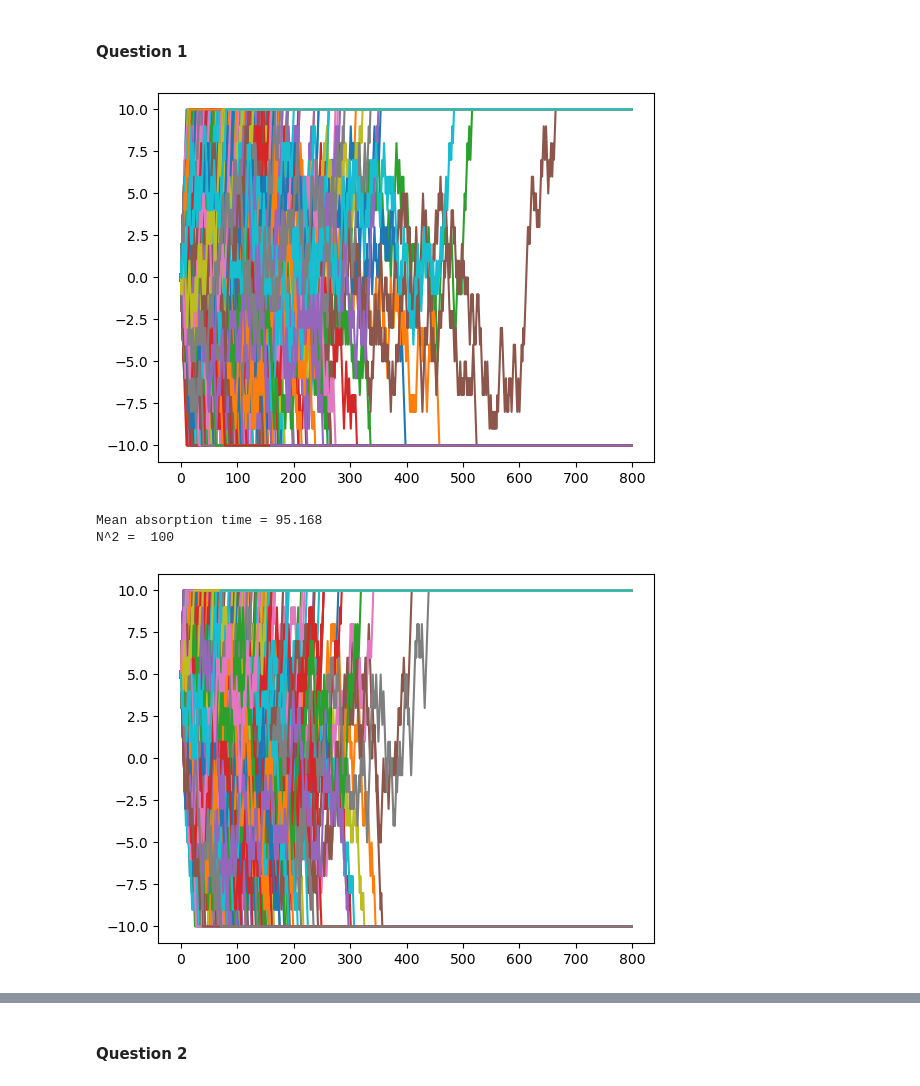
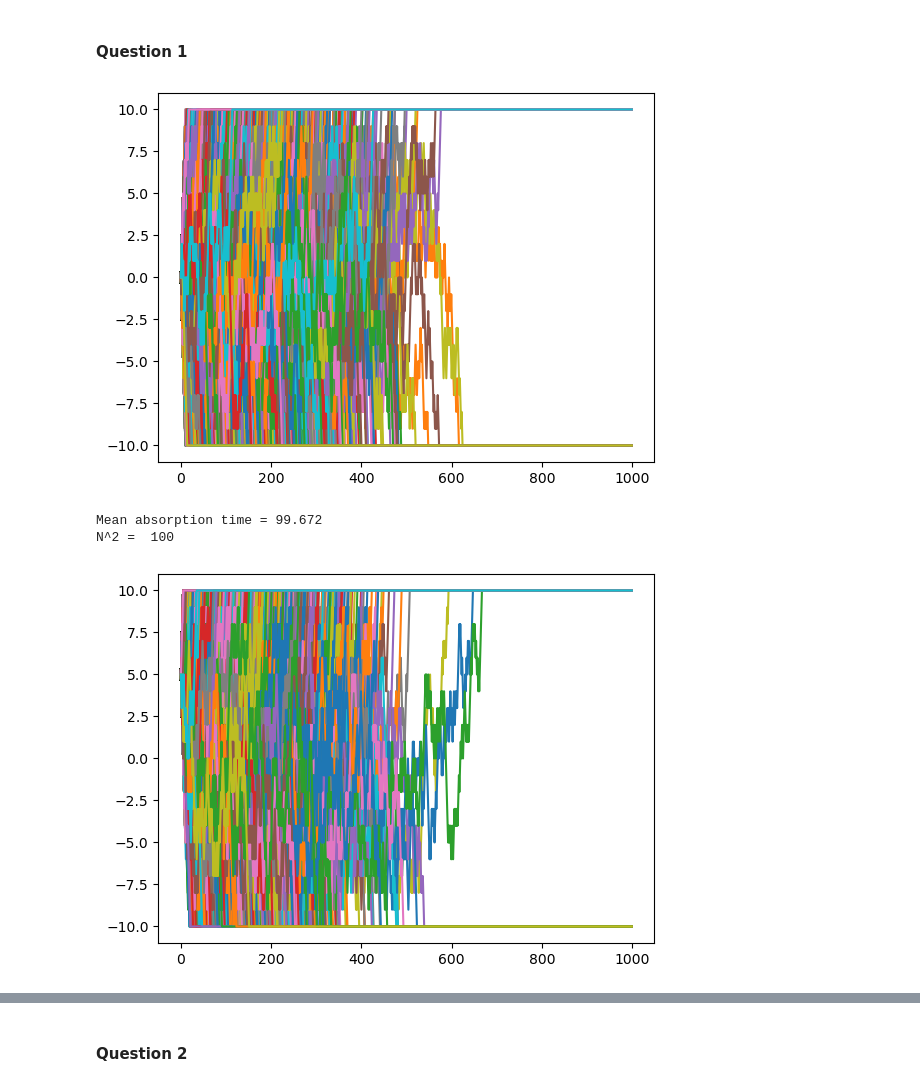
Before and after one commit to AJNugent2/MA933, a Jupyter notebook: Notebooks_22/Support_Class4.ipynb, the cells around one changed output, grey strips where cells are left out. Saved outputs shown, nothing was run; the diff lists cells and outputs as text; code cells hidden in the pictures.

```diff
--- a/Notebooks_22/Support_Class4.ipynb
+++ b/Notebooks_22/Support_Class4.ipynb
@@ -13,28 +13,28 @@ import seaborn as sns             #helps with data manipulation/plotting
 #### Question 1
 # %%
 N = 10
-num_realisations = 500
-max_t = 800
+num_realisations = 5000
+max_t = 1000
 
 # x0 = np.random.randint(2*N+1,size = num_realisations) - N
 x0 = np.zeros(num_realisations)
 
 X = np.zeros((max_t,num_realisations))
 X[0,:] = x0
 
 for t in range(max_t-1):
     dx = 2*np.random.randint(2, size = num_realisations) - 1
     x = X[t,:] + dx
 
     x[X[t,:]==N] = N
     x[X[t,:]==-N] = -N
 
     X[t+1,:] = x
 
 plt.plot(X)
 plt.ylim(-(N+1),N+1);
 # %% [output]
-[figure, old version]
+[figure, new version]
 # %%
 absorption_time = np.zeros(num_realisations)
 
@@ -45,12 +45,12 @@ for i in range(num_realisations):
 print('Mean absorption time =',np.mean(absorption_time))
 print('N^2 = ',N**2)
 # %% [output]
-Mean absorption time = 95.168
+Mean absorption time = 99.672
 N^2 =  100
 # %%
 N = 10
-num_realisations = 500
-max_t = 800
+num_realisations = 5000
+max_t = 1000
 
 # x0 = np.random.randint(2*N+1,size = num_realisations) - N
 x0 = 5*np.ones(num_realisations)
@@ -70,7 +70,7 @@ for t in range(max_t-1):
 plt.plot(X)
 plt.ylim(-(N+1),N+1);
 # %% [output]
-[figure, old version]
+[figure, new version]
 # %%
 absorption_time = np.zeros(num_realisations)
 
```
Also changed, not shown: parts of 2 cells of this notebook.
